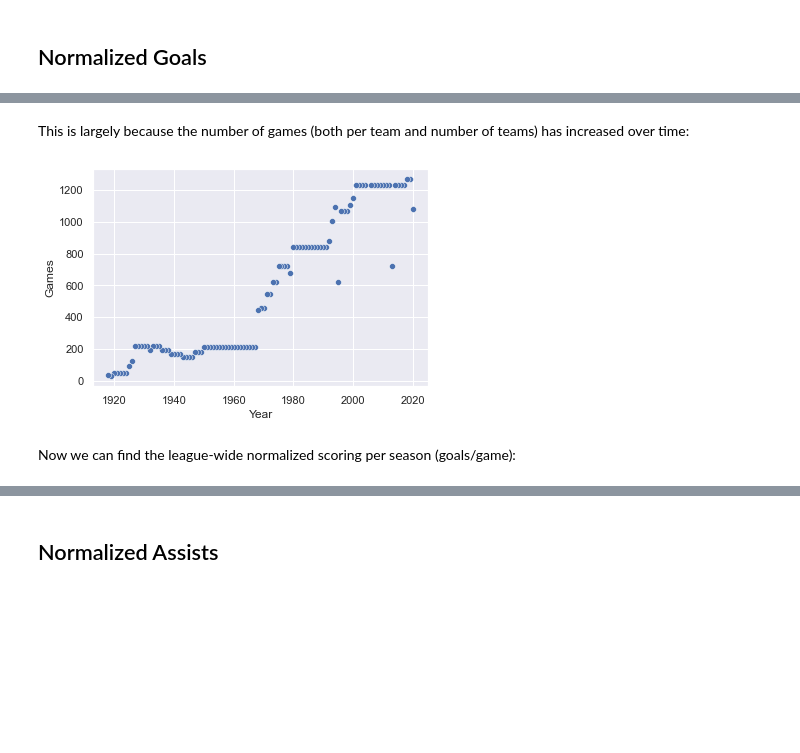
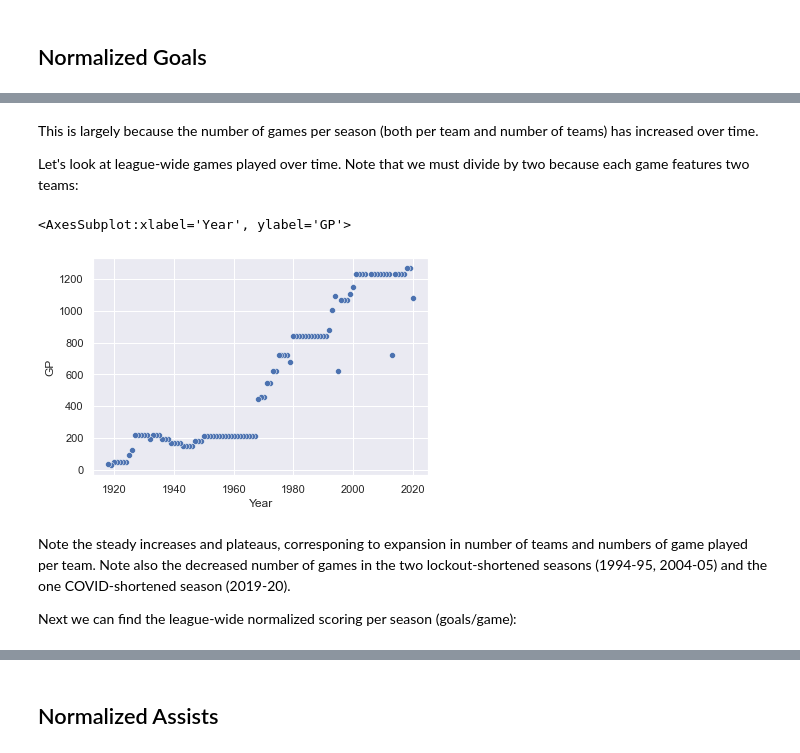
Before and after one commit to ben-campbell/nhl, a Jupyter notebook: leaders.ipynb, the cells around one changed output, grey strips where cells are left out. Saved outputs shown, nothing was run; the diff lists cells and outputs as text; code cells hidden in the pictures; blank space fills up the shorter version.

```diff
--- a/leaders.ipynb
+++ b/leaders.ipynb
@@ -110,15 +140,18 @@ season_goals_df = season_goals_df.drop('Year', axis=1)
 # %% [markdown]
-This is largely because the number of games (both per team and number of teams) has increased over time:
+This is largely because the number of games per season (both per team and number of teams) has increased over time.
+
+Let's look at league-wide games played over time. Note that we must divide by two because each game features two teams:
 # %%
-query = 'SELECT Season, SUM(GP)/2 AS Games FROM TeamsSeasons GROUP BY Season ORDER BY Season DESC'
+query = 'SELECT Season, Year, SUM(GP)/2 AS GP FROM TeamsSeasons GROUP BY Year ORDER BY Year DESC'
 season_games_df = pd.read_sql(query, engine)
-season_games_df['Year'] = season_games_df['Season'].apply(lambda x: int(x[:2] + x[-2:]) if x != '1999-00' else 2000)
 season_games_df = season_games_df.set_index(['Season'])
-season_games_df['Games'] = season_games_df['Games'].astype('int16')
-sns.scatterplot(x = season_games_df['Year'], y = season_games_df['Games'])
-season_games_df = season_games_df.drop('Year', axis=1)
+season_games_df['GP'] = season_games_df['GP'].astype('int16')
+sns.scatterplot(x = season_games_df['Year'], y = season_games_df['GP'])
 # %% [output]
+<AxesSubplot:xlabel='Year', ylabel='GP'>
-[figure, old version]
+[figure, new version]
-# %% [markdown]
-Now we can find the league-wide normalized scoring per season (goals/game):
+# %% [markdown]
+Note the steady increases and plateaus, corresponing to expansion in number of teams and numbers of game played per team. Note also the decreased number of games in the two lockout-shortened seasons (1994-95, 2004-05) and the one COVID-shortened season (2019-20).
+
+Next we can find the league-wide normalized scoring per season (goals/game):
 # %%
```
Also changed, not shown: parts of 32 cells of this notebook.
